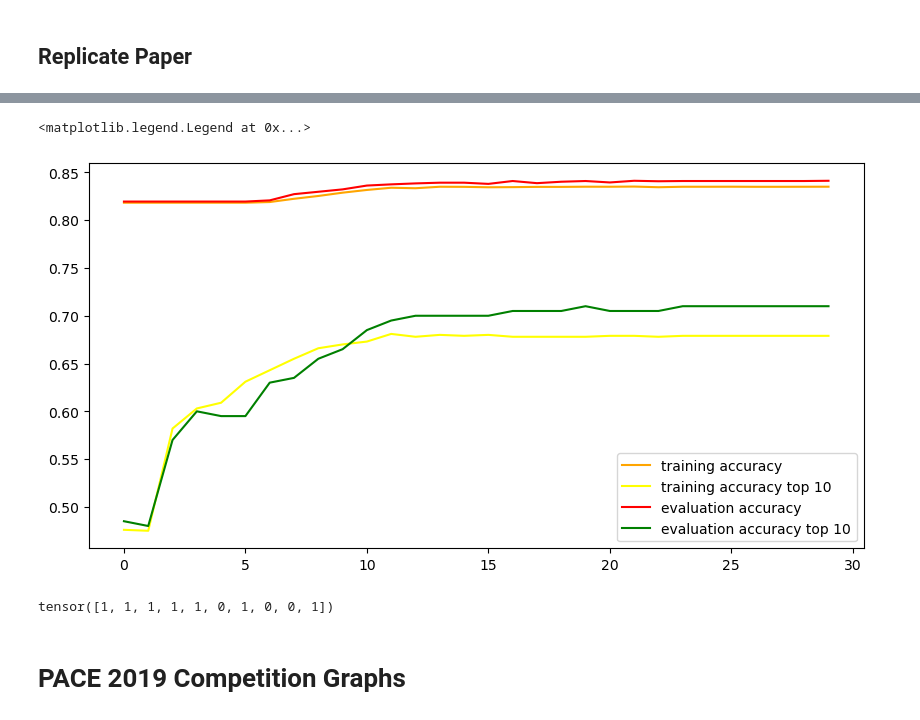
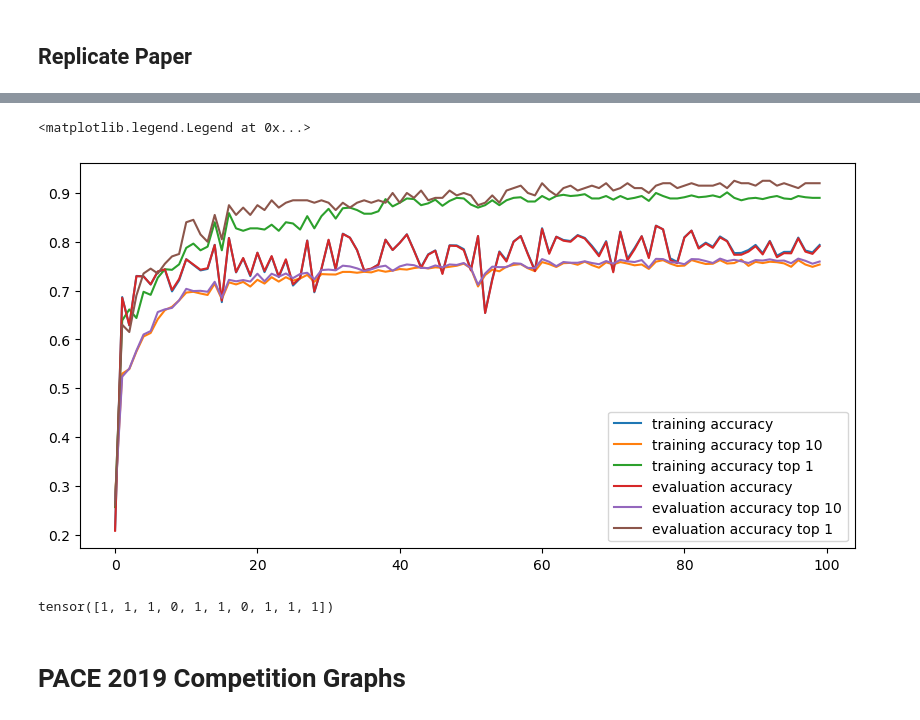
Before and after one commit to felix-cfzhou/CPSC583-Project, a Jupyter notebook: notebooks/playground.ipynb, the cells around one changed output, grey strips where cells are left out. Cells and saved outputs as stored; diff of their text form; code cells hidden in the pictures.

Commit message:
decent top 1 eval accuracy for erdos_reyni_small graphs

```diff
--- a/notebooks/playground.ipynb
+++ b/notebooks/playground.ipynb
@@ -230,7 +235,8 @@ class WMVC(torch.nn.Module):
 
         return output
 # %%
-model = WMVC(3, 32, 2).cuda()
+model = WMVC(-1, 32, 2).cuda()
+model.eval()
 # %%
 optimizer = torch.optim.SGD(
     model.parameters(),
@@ -285,15 +297,24 @@ def test(model, data):
 
     y_pred_sorted, indices = y_pred.sort(dim=0, descending=True)
     acc_10 = data.solution[indices[:10, 1]].eq(1).float().mean()
+    acc_1 = data.solution[indices[0, 1]].eq(1).float()
     #########################################
 
-    return acc.cpu(), acc_10.cpu()
+    return acc.cpu(), acc_10.cpu(), acc_1.cpu()
 # %%
 from tqdm.notebook import tqdm
 
-num_epochs = 30
+num_epochs = 100
 epochs = list(range(1, num_epochs + 1))
-train_loss, train_acc, train_acc_10, eval_acc, eval_acc_10 = [], [], [], [], []
+train_loss, train_acc, train_acc_10, train_acc_1, eval_acc, eval_acc_10, eval_acc_1 = (
+    [],
+    [],
+    [],
+    [],
+    [],
+    [],
+    [],
+)
 
 best_eval_acc = float("-inf")
 for epoch in tqdm(epochs, position=0, leave=True, desc="epoch"):
@@ -302,29 +323,33 @@ for epoch in tqdm(epochs, position=0, leave=True, desc="epoch"):
         loss = train(model, data.cuda(), optimizer, loss_fn).detach()
         train_loss_curr += loss / len(loader_train)
 
-    train_acc_curr, train_acc_10_curr = 0.0, 0.0
+    train_acc_curr, train_acc_10_curr, train_acc_1_curr = 0.0, 0.0, 0.0
     for data in tqdm(
         loader_train_eval, position=1, leave=False, desc="training metrics"
     ):
-        acc, acc_10 = test(model, data.cuda())
+        acc, acc_10, acc_1 = test(model, data.cuda())
         train_acc_curr += acc / len(loader_train_eval)
         train_acc_10_curr += acc_10 / len(loader_train_eval)
+        train_acc_1_curr += acc_1 / len(loader_train_eval)
 
-    eval_acc_curr, eval_acc_10_curr = 0.0, 0.0
+    eval_acc_curr, eval_acc_10_curr, eval_acc_1_curr = 0.0, 0.0, 0.0
     for data in tqdm(loader_eval, position=1, leave=False, desc="eval batch"):
-        acc, acc_10 = test(model, data.cuda())
+        acc, acc_10, acc_1 = test(model, data.cuda())
         eval_acc_curr += acc / len(loader_eval)
         eval_acc_10_curr += acc_10 / len(loader_eval)
+        eval_acc_1_curr += acc_1 / len(loader_eval)
 
-    scheduler.step(eval_acc_10_curr)
+    # scheduler.step(eval_acc_10_curr)
 
     train_loss.append(train_loss_curr)
     train_acc.append(train_acc_curr)
     train_acc_10.append(train_acc_10_curr)
+    train_acc_1.append(train_acc_1_curr)
     eval_acc.append(eval_acc_curr)
     eval_acc_10.append(eval_acc_10_curr)
+    eval_acc_1.append(eval_acc_1_curr)
 
     print(
-        f"After epoch {epoch} | train acc: {train_acc_curr}, train acc_10: {train_acc_10_curr}, eval acc: {eval_acc_curr}, eval acc_10: {eval_acc_10_curr}"
+        f"After epoch {epoch} | train acc: {train_acc_curr}, train acc_10: {train_acc_10_curr}, train acc_1: {train_acc_1_curr}, eval acc: {eval_acc_curr}, eval acc_10: {eval_acc_10_curr}, eval acc_1: {eval_acc_1_curr}"
     )
 # %% [output]
@@ -344,21 +369,23 @@ After epoch 12 | train acc: 0.8339499235153198, train acc_10: 0.6810001730918884
 # %%
 fig, ax = plt.subplots(1, 1, figsize=(10, 5))
 
 # ax.twinx().plot(train_loss, color="blue", label="training loss")
-ax.plot(train_acc, color="orange", label="training accuracy")
-ax.plot(train_acc_10, color="yellow", label="training accuracy top 10")
-ax.plot(eval_acc, color="red", label="evaluation accuracy")
-ax.plot(eval_acc_10, color="green", label="evaluation accuracy top 10")
+ax.plot(train_acc, label="training accuracy")
+ax.plot(train_acc_10, label="training accuracy top 10")
+ax.plot(train_acc_1, label="training accuracy top 1")
+ax.plot(eval_acc, label="evaluation accuracy")
+ax.plot(eval_acc_10, label="evaluation accuracy top 10")
+ax.plot(eval_acc_1, label="evaluation accuracy top 1")
 ax.legend()
 # %% [output]
 <matplotlib.legend.Legend at 0x...>
-[figure, old version]
+[figure, new version]
 # %%
 with torch.no_grad():
-    idx = 4
+    idx = 876
     y_pred = torch.exp(model(dataset[idx].x.cuda(), dataset[idx].edge_index.cuda()))
     y_pred_sorted, indices = y_pred.sort(dim=0, descending=True)
     # print(y_pred_sorted)
     print(dataset[idx].solution[indices[0:10, 1]])
 # %% [output]
-tensor([1, 1, 1, 1, 1, 0, 1, 0, 0, 1])
+tensor([1, 1, 1, 0, 1, 1, 0, 1, 1, 1])
```
Also changed, not shown: parts of 6 cells of this notebook, 2 other files.
